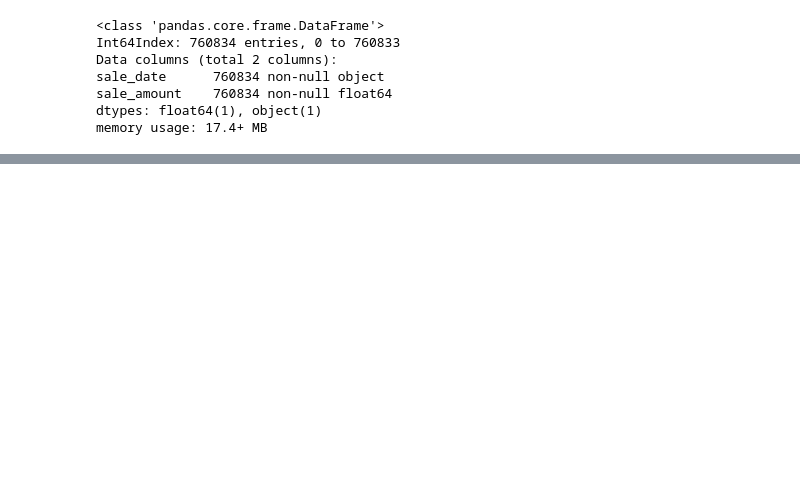
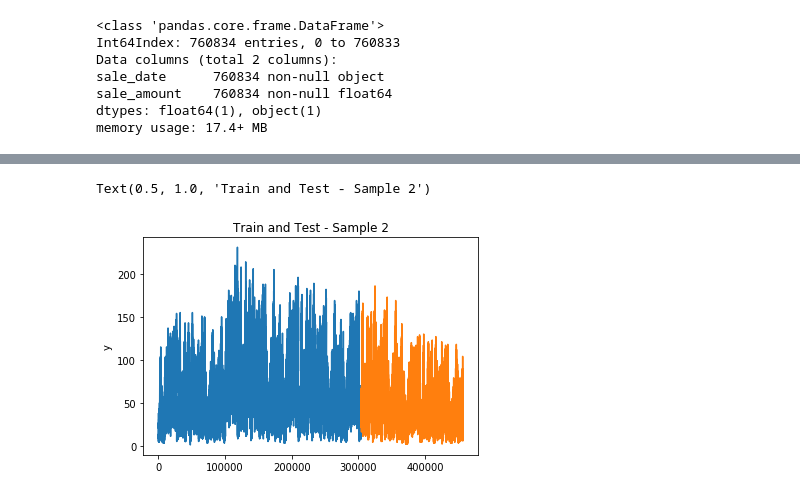
Before and after one commit to crisgiovanoni/ds-methodologies-exercises, a Jupyter notebook: time_series/exploration_exercise.ipynb, the cells around one changed output, grey strips where cells are left out. Saved outputs shown, nothing was run; the diff lists cells and outputs as text; code cells hidden in the pictures; blank space fills up the shorter version.

```diff
--- a/time_series/exploration_exercise.ipynb
+++ b/time_series/exploration_exercise.ipynb
@@ -99,0 +115,18 @@ grocery_test["sale_amount"] = y_test.copy()
+# %%
+#Sample 2
+X_train2 = X.iloc[sample_train_2id]
+y_train2 = y.iloc[sample_train_2id]
+
+X_test2 = X.iloc[sample_test_2id]
+y_test2 = y.iloc[sample_test_2id]
+
+train2 = pd.DataFrame(index=sample_train_2id, columns=["X"])
+train2["X"] = X_train2.copy()
+train2["y"] = y_train2.copy()
+
+test2 = pd.DataFrame(index=sample_test_2id, columns=["X"])
+test2["X"] = X_test2.copy()
+test2["y"] = y_test2.copy()
+
+train2.set_index("X")
+test2.set_index("X")
@@ -127,0 +303,8 @@ sns.lineplot(x="sale_date",y="sale_amount",data=grocery_test)
+# %%
+sns.lineplot(x=train2.index, y="y",data=train2)
+sns.lineplot(x=test2.index, y="y",data=test2)
+
+plt.title("Train and Test - Sample 2")
+# %% [output]
+Text(0.5, 1.0, 'Train and Test - Sample 2')
+[figure, added]
```
Also changed, not shown: parts of 20 cells of this notebook.
